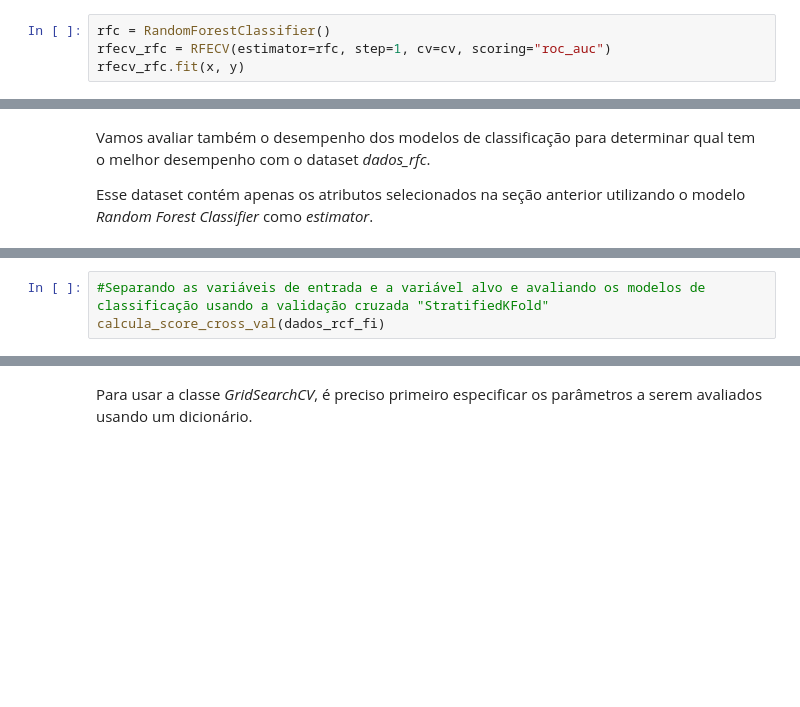
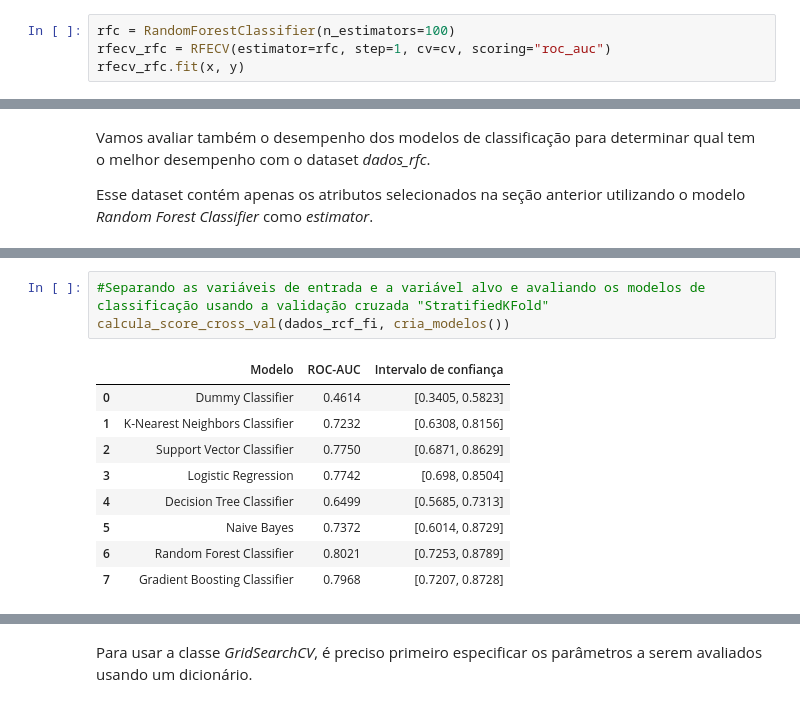
Before and after one commit to claricefiorese/bootcamp-alura-projetos, a Jupyter notebook: Projeto_Final.ipynb, the cells around one changed output, grey strips where cells are left out. Drawn from its saved outputs; the diff is of its cells as text; blank space fills up the shorter version.

```diff
--- a/Projeto_Final.ipynb
+++ b/Projeto_Final.ipynb
@@ -1332,6 +1366,6 @@ Vamos analisar também o modelo que teve o segundo melhor desempenho, o *Random
 x, y = separa_xy(dados_rfecv)
 cv = StratifiedKFold(10, random_state=433011, shuffle=True)
 # %%
-rfc = RandomForestClassifier()
+rfc = RandomForestClassifier(n_estimators=100)
 rfecv_rfc = RFECV(estimator=rfc, step=1, cv=cv, scoring="roc_auc")
 rfecv_rfc.fit(x, y)
@@ -1454,6 +1576,16 @@ calcula_score_treino_teste(dados_rcf_fi)
 # %%
 #Separando as variáveis de entrada e a variável alvo e avaliando os modelos de classificação usando a validação cruzada "StratifiedKFold"
-calcula_score_cross_val(dados_rcf_fi)
+calcula_score_cross_val(dados_rcf_fi, cria_modelos())
+# %% [output]
+|  | Modelo | ROC-AUC | Intervalo de confiança |
+| 0 | Dummy Classifier | 0.4614 | [0.3405, 0.5823] |
+| 1 | K-Nearest Neighbors Classifier | 0.7232 | [0.6308, 0.8156] |
+| 2 | Support Vector Classifier | 0.7750 | [0.6871, 0.8629] |
+| 3 | Logistic Regression | 0.7742 | [0.698, 0.8504] |
+| 4 | Decision Tree Classifier | 0.6499 | [0.5685, 0.7313] |
+| 5 | Naive Bayes | 0.7372 | [0.6014, 0.8729] |
+| 6 | Random Forest Classifier | 0.8021 | [0.7253, 0.8789] |
+| 7 | Gradient Boosting Classifier | 0.7968 | [0.7207, 0.8728] |
 # %%
 #Plotando o gráfico comparativo de auc para cada modelo de classificação
 plt.figure(figsize=(12,6))
```
Also changed, not shown: parts of 87 cells of this notebook.
